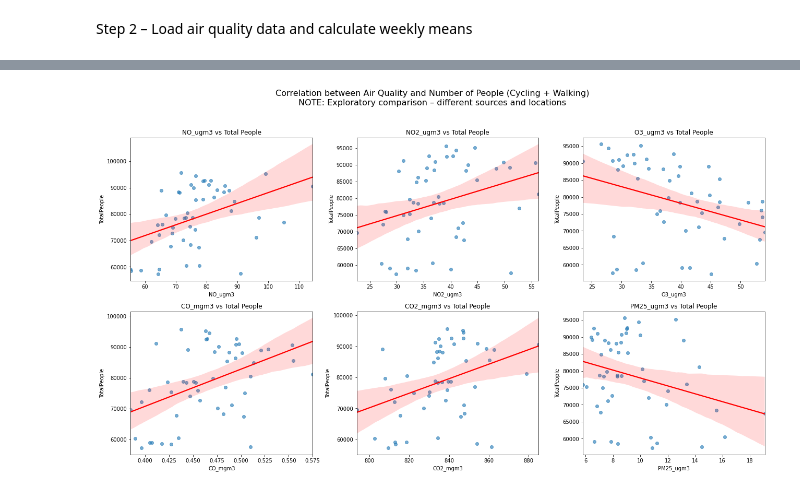
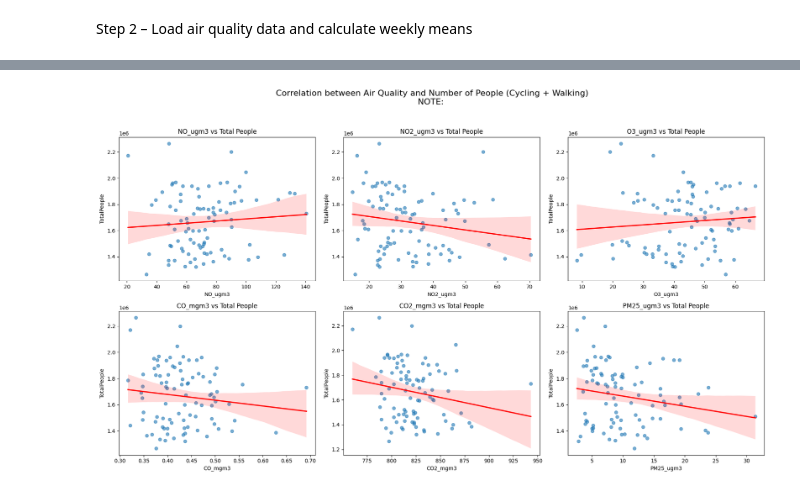
Before and after one commit to GiselleMelo/Ubiquity, a Jupyter notebook: projeto.ipynb, the cells around one changed output, grey strips where cells are left out. Saved outputs shown, nothing was run; the diff lists cells and outputs as text; code cells hidden in the pictures.

```diff
--- a/projeto.ipynb
+++ b/projeto.ipynb
@@ -637,0 +647,7 @@ NameError: name 'weekly_people' is not defined
+# %%
+daily_sum['Day_date'] = pd.to_datetime(daily_sum['Day_date'])
+air_daily_ts['Day_date'] = pd.to_datetime(air_daily_ts['Day_date'])
+
+merged = pd.merge(daily_sum, air_daily_ts, on='Day_date')
+merged['TotalPeople'] = merged['TotalCyclists']+merged['TotalPedestrians']
+merged.head(5)
@@ -638,21 +661,21 @@ NameError: name 'weekly_people' is not defined
 # %%
 # Plot scatter plots
 fig, axes = plt.subplots(nrows=2, ncols=3, figsize=(18, 10))
 axes = axes.flatten()
 
 for i, pollutant in enumerate(pollutants):
     sns.regplot(
         ax=axes[i],
         data=merged,
         x=pollutant,
         y='TotalPeople',
         scatter_kws={'alpha': 0.6},
         line_kws={'color': 'red'}
     )
     axes[i].set_title(f'{pollutant} vs Total People')
 
-plt.suptitle('Correlation between Air Quality and Number of People (Cycling + Walking)\nNOTE: Exploratory comparison – different sources and locations', y=1.03, fontsize=16)
+plt.suptitle('Correlation between Air Quality and Number of People (Cycling + Walking)\nNOTE: ', y=1.03, fontsize=16)
 plt.tight_layout()
 plt.show()
 # %% [output]
-[figure, old version]
+[figure, new version]
```
Also changed, not shown: parts of 6 cells of this notebook.
